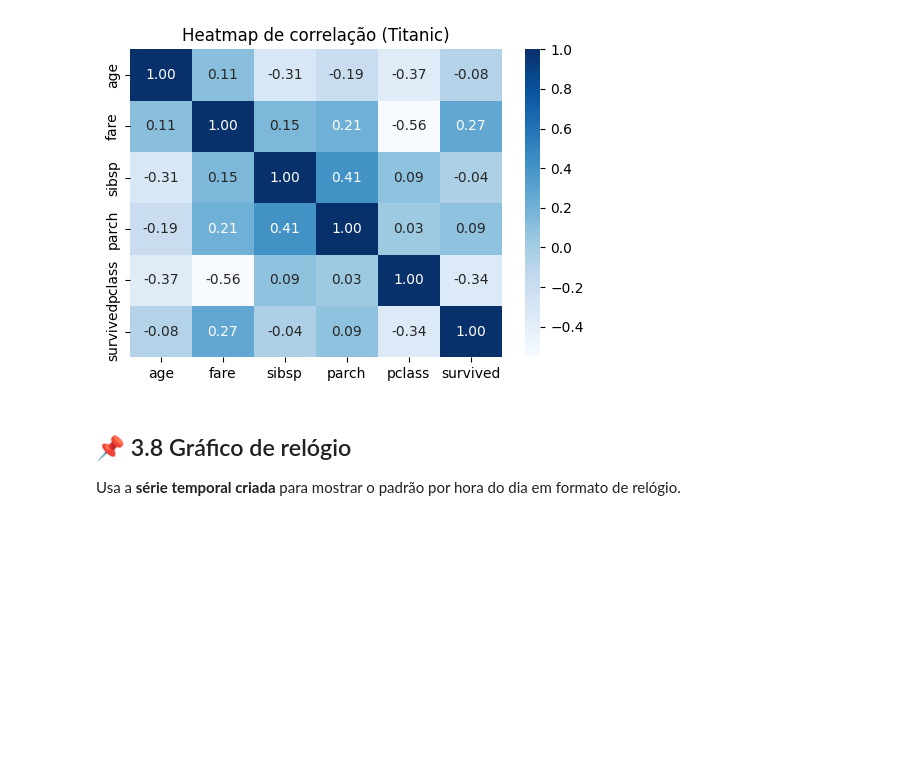
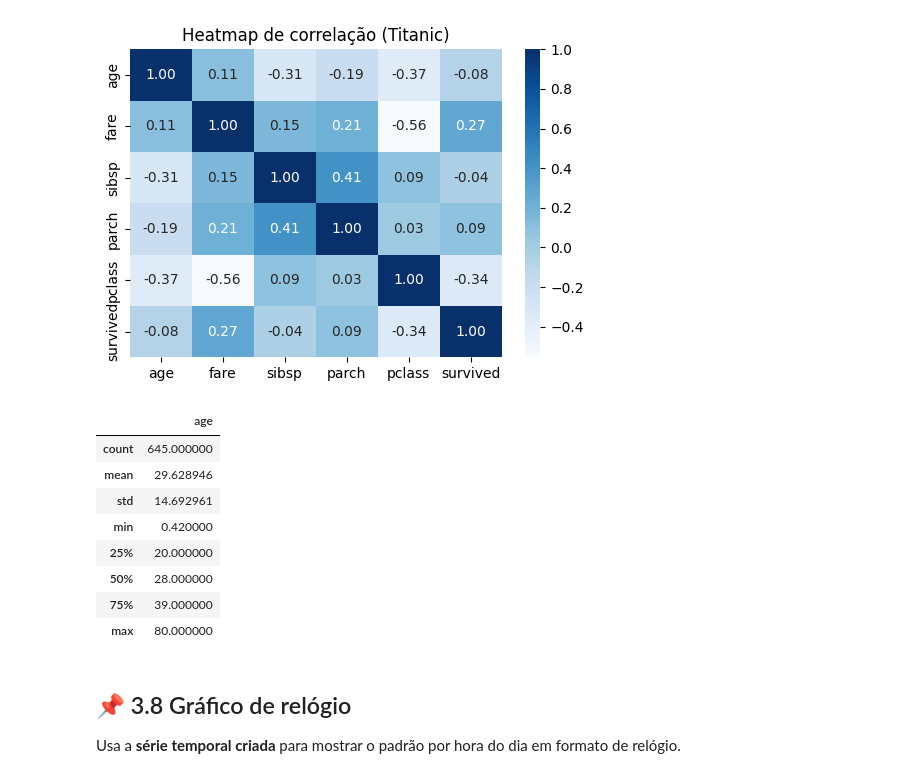
Before and after one commit to mumuvrf/ciclo-basico-26-1, a Jupyter notebook: Aula 3/aula3.ipynb, the cells around one changed output. Drawn from its saved outputs; the diff is of its cells as text; code cells hidden in the pictures; blank space fills up the shorter version.

```diff
--- a/Aula 3/aula3.ipynb
+++ b/Aula 3/aula3.ipynb
@@ -403,6 +404,18 @@ plt.title("Heatmap de correlação (Titanic)")
 plt.show()
 # %% [output]
 [figure]
+# %%
+df['age'].describe().to_frame()
+# %% [output]
+|  | age |
+| count | 645.000000 |
+| mean | 29.628946 |
+| std | 14.692961 |
+| min | 0.420000 |
+| 25% | 20.000000 |
+| 50% | 28.000000 |
+| 75% | 39.000000 |
+| max | 80.000000 |
 # %% [markdown]
 ## 📌 3.8 Gráfico de relógio
 
```
Also changed, not shown: parts of 6 cells of this notebook, 2 other files.
